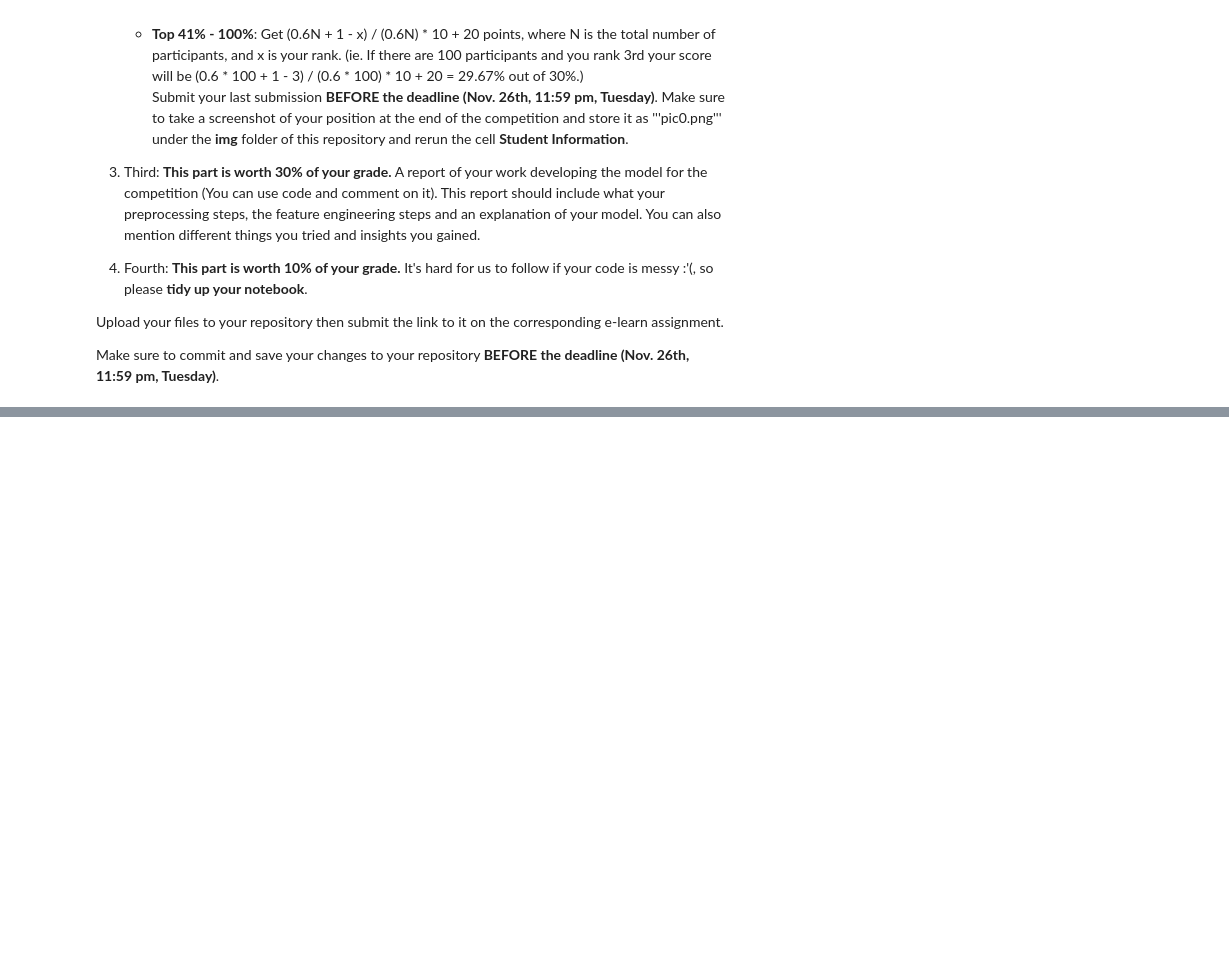
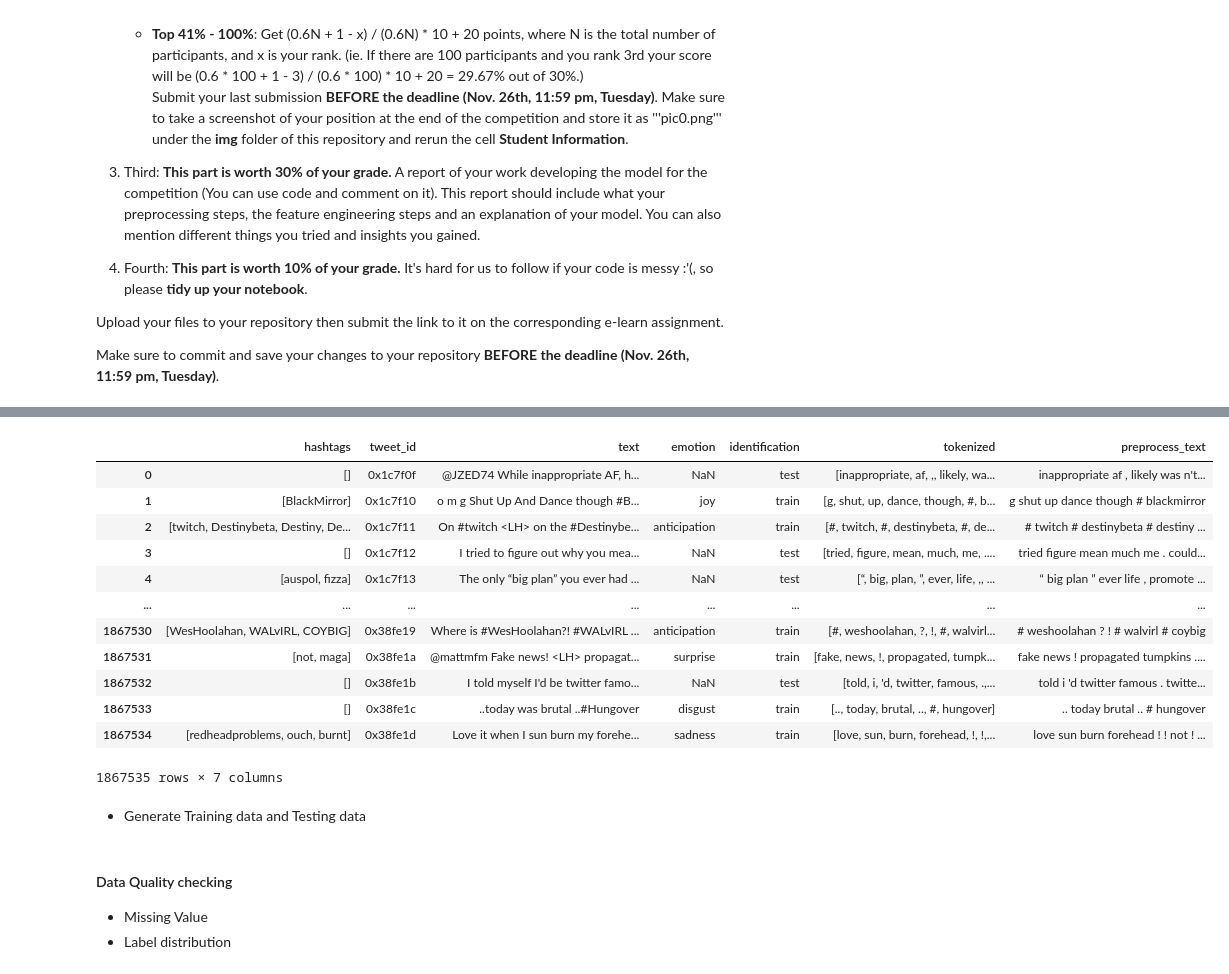
Before and after one commit to BORYA-dev/DM2024-Lab2-Homework, a Jupyter notebook: DM2024-Lab2-Homework.ipynb, the cells around one changed output, grey strips where cells are left out. Cells and saved outputs as stored; diff of their text form; code cells hidden in the pictures; blank space fills up the shorter version.

```diff
--- a/DM2024-Lab2-Homework.ipynb
+++ b/DM2024-Lab2-Homework.ipynb
@@ -50,0 +318,4 @@ with open(file_path, 'r', encoding='utf-8') as file:
+# %%
+# Tokenized + Stemming + Lemmatization
+tt = temp.apply(lambda x: lemmatizer_on_text(stemming_on_text( nltk.word_tokenize(x) )) )
+tt.name = "tokenized"
@@ -50,0 +338,19 @@ with open(file_path, 'r', encoding='utf-8') as file:
+# %%
+# data_df.to_csv("/content/drive/MyDrive/Data_Lab2_HW/pre_data.csv")
+data_df
+# %% [output]
+|  | hashtags | tweet_id | text | emotion | identification | tokenized | preprocess_text |
+| 0 | [] | 0x1c7f0f | @JZED74 While inappropriate AF, h... | NaN | test | [inappropriate, af, ,, likely, wa... | inappropriate af , likely was n't... |
+| 1 | [BlackMirror] | 0x1c7f10 | o m g Shut Up And Dance though #B... | joy | train | [g, shut, up, dance, though, #, b... | g shut up dance though # blackmirror |
+| 2 | [twitch, Destinybeta, Destiny, De... | 0x1c7f11 | On #twitch <LH> on the #Destinybe... | anticipation | train | [#, twitch, #, destinybeta, #, de... | # twitch # destinybeta # destiny ... |
+| 3 | [] | 0x1c7f12 | I tried to figure out why you mea... | NaN | test | [tried, figure, mean, much, me, .... | tried figure mean much me . could... |
+| 4 | [auspol, fizza] | 0x1c7f13 | The only “big plan” you ever had ... | NaN | test | [“, big, plan, ”, ever, life, ,, ... | “ big plan ” ever life , promote ... |
+| ... | ... | ... | ... | ... | ... | ... | ... |
+| 1867530 | [WesHoolahan, WALvIRL, COYBIG] | 0x38fe19 | Where is #WesHoolahan?! #WALvIRL ... | anticipation | train | [#, weshoolahan, ?, !, #, walvirl... | # weshoolahan ? ! # walvirl # coybig |
+| 1867531 | [not, maga] | 0x38fe1a | @mattmfm Fake news! <LH> propagat... | surprise | train | [fake, news, !, propagated, tumpk... | fake news ! propagated tumpkins .... |
+| 1867532 | [] | 0x38fe1b | I told myself I'd be twitter famo... | NaN | test | [told, i, 'd, twitter, famous, .,... | told i 'd twitter famous . twitte... |
+| 1867533 | [] | 0x38fe1c | ..today was brutal ..#Hungover | disgust | train | [.., today, brutal, .., #, hungover] | .. today brutal .. # hungover |
+| 1867534 | [redheadproblems, ouch, burnt] | 0x38fe1d | Love it when I sun burn my forehe... | sadness | train | [love, sun, burn, forehead, !, !,... | love sun burn forehead ! ! not ! ... |
+1867535 rows × 7 columns
+# %% [markdown]
+- Generate Training data and Testing data
@@ -50,0 +360,4 @@ with open(file_path, 'r', encoding='utf-8') as file:
+# %% [markdown]
+#### Data Quality checking
+- Missing Value
+- Label distribution
```
Also changed, not shown: parts of 54 cells of this notebook.
